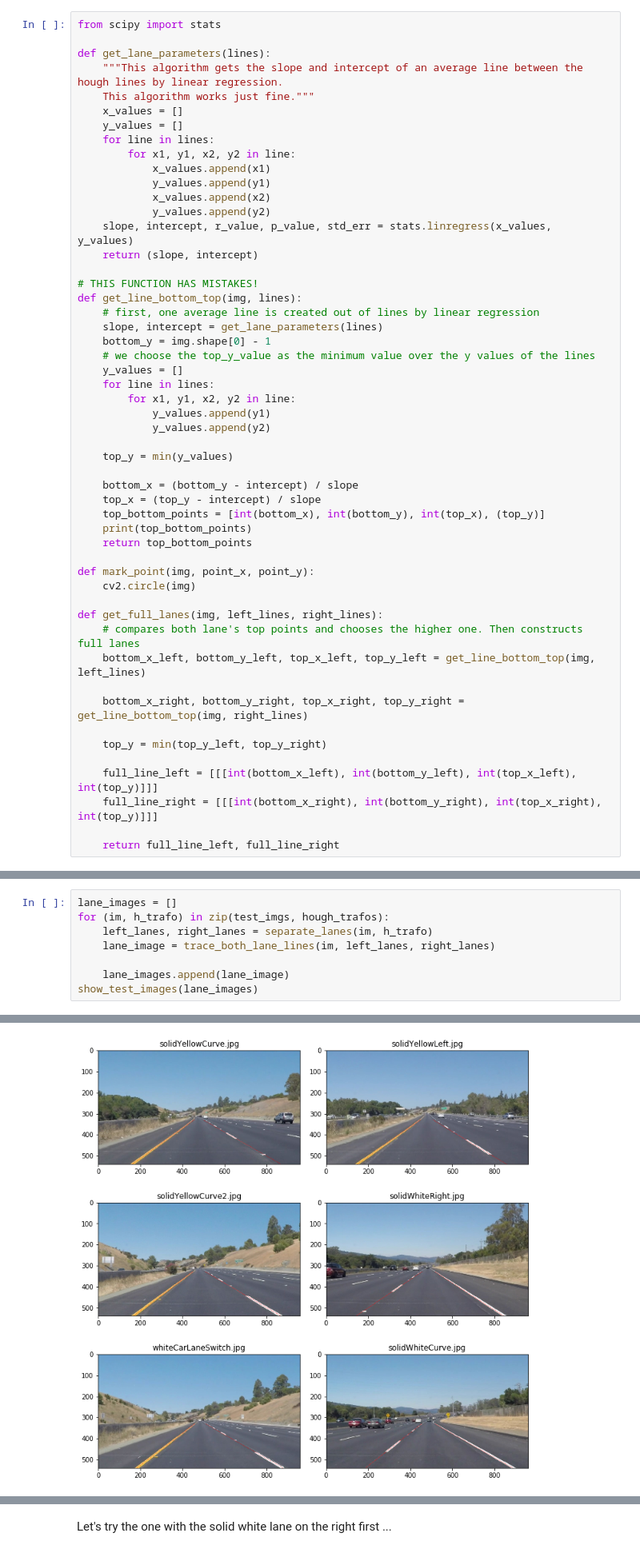
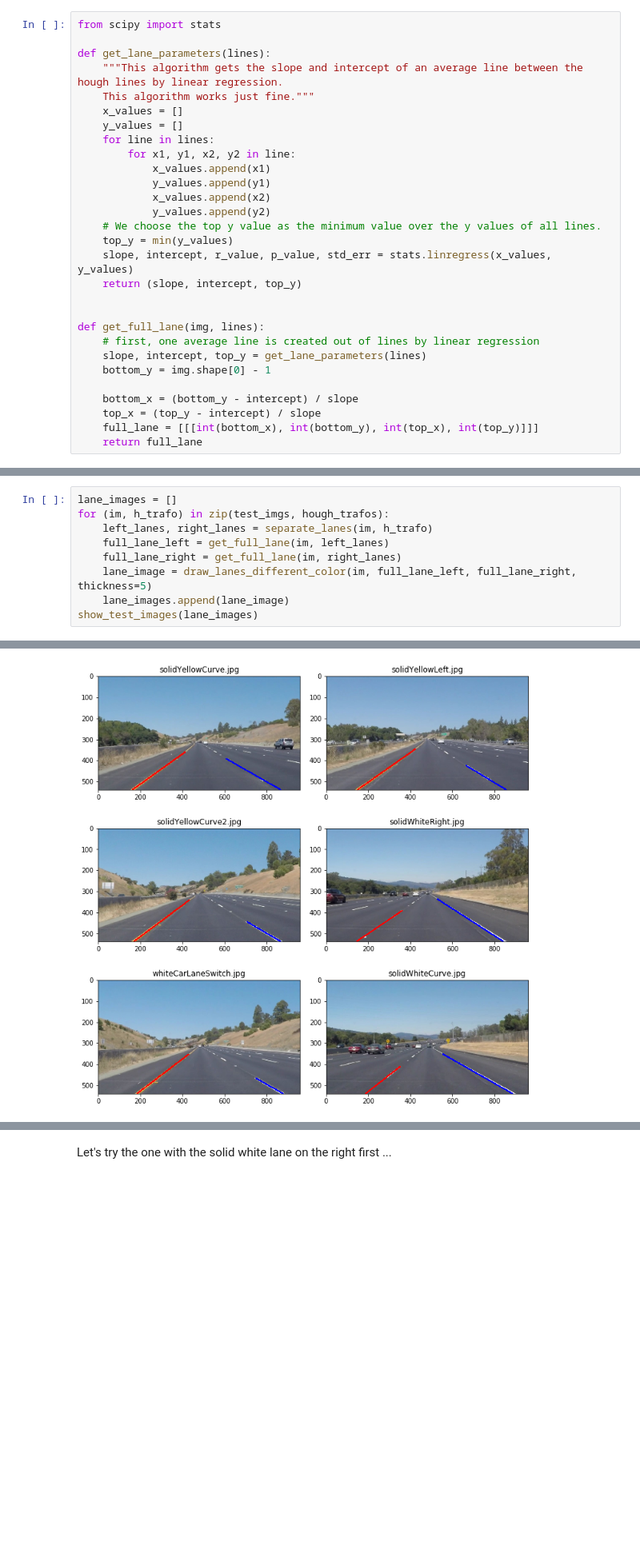
Before and after one commit to julia-kraus/CarND-LaneLines-P1, a Jupyter notebook: P1-Copy1.ipynb, the cells around one changed output, grey strips where cells are left out. Shown at 80% size. Saved outputs shown, nothing was run; the diff lists cells and outputs as text; blank space fills up the shorter version.

Commit message:
interpolation works well but one lane never reaches to the top

```diff
--- a/P1-Copy1.ipynb
+++ b/P1-Copy1.ipynb
@@ -445,41 +445,18 @@ def get_lane_parameters(lines):
             y_values.append(y1)
             x_values.append(x2)
             y_values.append(y2)
+    # We choose the top y value as the minimum value over the y values of all lines.
+    top_y = min(y_values)
     slope, intercept, r_value, p_value, std_err = stats.linregress(x_values, y_values)
-    return (slope, intercept)
+    return (slope, intercept, top_y)
 
-# THIS FUNCTION HAS MISTAKES!
-def get_line_bottom_top(img, lines):
+
+def get_full_lane(img, lines):
     # first, one average line is created out of lines by linear regression
-    slope, intercept = get_lane_parameters(lines)
+    slope, intercept, top_y = get_lane_parameters(lines)
     bottom_y = img.shape[0] - 1
-    # we choose the top_y_value as the minimum value over the y values of the lines
-    y_values = []
-    for line in lines:
-        for x1, y1, x2, y2 in line:
-            y_values.append(y1)
-            y_values.append(y2)
-
-    top_y = min(y_values)
 
     bottom_x = (bottom_y - intercept) / slope
     top_x = (top_y - intercept) / slope
-    top_bottom_points = [int(bottom_x), int(bottom_y), int(top_x), (top_y)]
-    print(top_bottom_points)
-    return top_bottom_points
-
-def mark_point(img, point_x, point_y):
-    cv2.circle(img)
-
-def get_full_lanes(img, left_lines, right_lines):
-    # compares both lane's top points and chooses the higher one. Then constructs full lanes
-    bottom_x_left, bottom_y_left, top_x_left, top_y_left = get_line_bottom_top(img, left_lines)
-
-    bottom_x_right, bottom_y_right, top_x_right, top_y_right = get_line_bottom_top(img, right_lines)
-
-    top_y = min(top_y_left, top_y_right)
-
-    full_line_left = [[[int(bottom_x_left), int(bottom_y_left), int(top_x_left), int(top_y)]]]
-    full_line_right = [[[int(bottom_x_right), int(bottom_y_right), int(top_x_right), int(top_y)]]]
-
-    return full_line_left, full_line_right
+    full_lane = [[[int(bottom_x), int(bottom_y), int(top_x), int(top_y)]]]
+    return full_lane
@@ -537,8 +464,9 @@ Next, we test the lane interpolation algorithm: A) Kenshiro
 lane_images = []
 for (im, h_trafo) in zip(test_imgs, hough_trafos):
     left_lanes, right_lanes = separate_lanes(im, h_trafo)
-    lane_image = trace_both_lane_lines(im, left_lanes, right_lanes)
-
+    full_lane_left = get_full_lane(im, left_lanes)
+    full_lane_right = get_full_lane(im, right_lanes)
+    lane_image = draw_lanes_different_color(im, full_lane_left, full_lane_right, thickness=5)
     lane_images.append(lane_image)
 show_test_images(lane_images)
 # %% [output]
@@ -562 +473 @@ show_test_images(lane_images)
-[figure, old version]
+[figure, new version]
```
Also changed, not shown: parts of 5 cells of this notebook.
